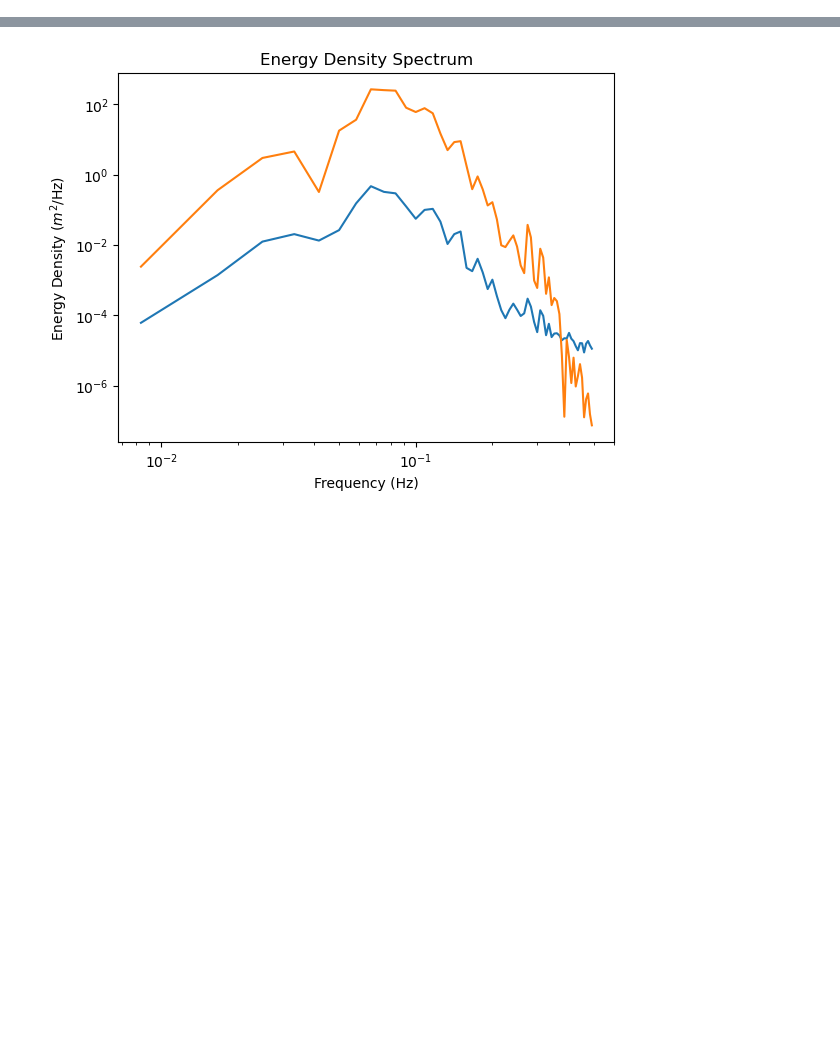
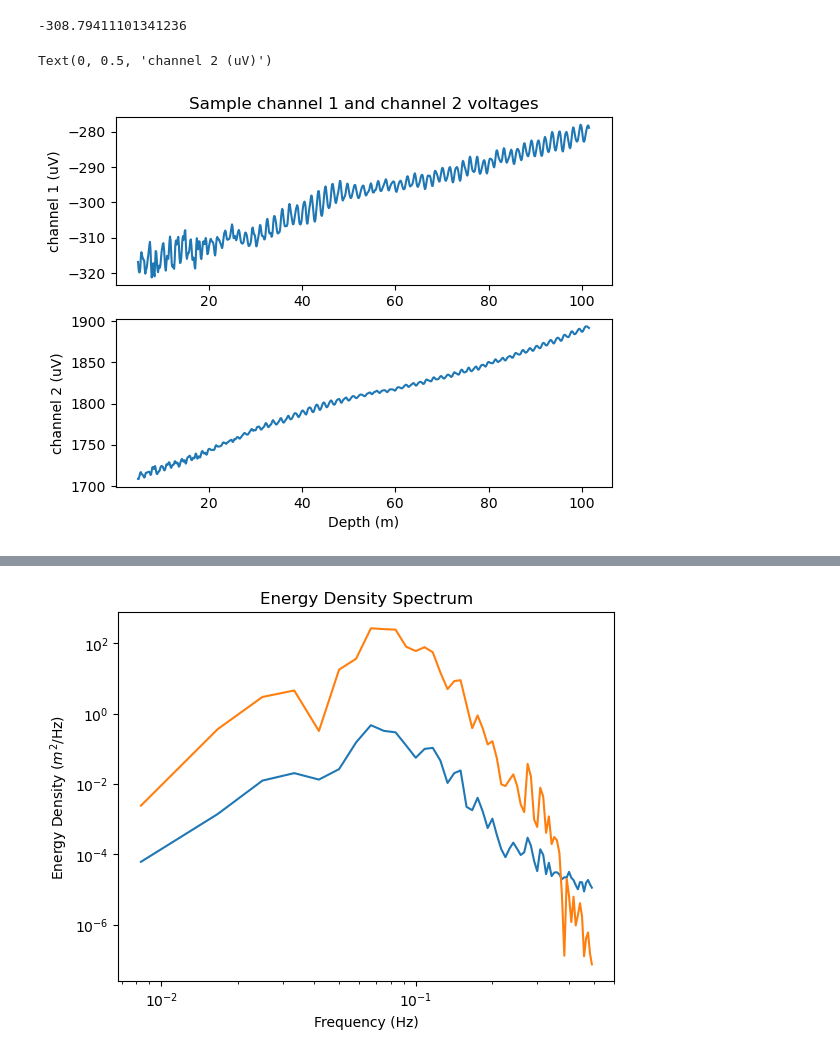
Before and after one commit to jjstadler/EMAPEX_WAVES, a Jupyter notebook: WaveProcessing/Flowchart_figures.ipynb, the cells around one changed output, grey strips where cells are left out. Cells and saved outputs as stored; diff of their text form; code cells hidden in the pictures; blank space fills up the shorter version.

```diff
--- a/WaveProcessing/Flowchart_figures.ipynb
+++ b/WaveProcessing/Flowchart_figures.ipynb
@@ -14,8 +14,8 @@ import datetime
 import pandas as pd
 import matplotlib.pyplot as plt
 #from wavesim1d import *
-from em_apex_processing import *
-from spectral_processing import *
+from src.em_apex_processing import *
+from src.spectral_processing import *
 import os
 import warnings
 
@@ -51,9 +51,14 @@ alpha1 = alpha2 - np.pi/2
 
 ### Load Files ###
 fname_base = "/Volumes/TFO-5TB-3/TFO/LCDRI/raw_data/"
-fname = "/Users/jamesstadler/Documents/UW/TFO/Data/LCDRI/test_efr/ema-6667i-0042-efr.mat"
-gpsfname = "/Users/jamesstadler/Documents/UW/TFO/Data/LCDRI/test_efr/ema-6667i-0042-gps.mat"
-ctdfname = "/Users/jamesstadler/Documents/UW/TFO/Data/LCDRI/test_efr/ema-6667i-0042-ctd.mat"
+#These 3 are hte good ones
+#fname = "/Users/jamesstadler/Documents/UW/TFO/Data/LCDRI/test_efr/ema-6667i-0042-efr.mat"
+#gpsfname = "/Users/jamesstadler/Documents/UW/TFO/Data/LCDRI/test_efr/ema-6667i-0042-gps.mat"
+#ctdfname = "/Users/jamesstadler/Documents/UW/TFO/Data/LCDRI/test_efr/ema-6667i-0042-ctd.mat"
+#This is a bad one
+fname = "/Users/jamesstadler/Documents/UW/TFO/Data/LCDRI/test_efr/ema-6667i-0022-efr.mat"
+gpsfname = "/Users/jamesstadler/Documents/UW/TFO/Data/LCDRI/test_efr/ema-6667i-0022-gps.mat"
+ctdfname = "/Users/jamesstadler/Documents/UW/TFO/Data/LCDRI/test_efr/ema-6667i-0022-ctd.mat"
 EFR = loadmat(fname)
 
 
@@ -101,7 +106,7 @@ HY = EFR["HY"][0, :];
 HX = EFR["HX"][0, :];
 
 #Do the 50s fits
-[e1offs,e2offs,e1fits,e2fits,anghxhy] = em_offset(Nfit,mlt_efr,nstep_off,navg_off,E1,E2,HX,HY);
+[e1offs,e2offs,e1fits,e2fits,anghxhy, resid] = em_offset(Nfit,mlt_efr,nstep_off,navg_off,E1,E2,HX,HY);
 
 #Get overall fi and calculate the residuals
 with warnings.catch_warnings():
@@ -131,9 +136,8 @@ with warnings.catch_warnings():
 E2_r=e2r*np.cos(avg_angs)+e1r*np.sin(avg_angs);
 E1_r=-e2r*np.sin(avg_angs)+e1r*np.cos(avg_angs);
 
-E_x = E1_r
-E_y = E2_r
-
+E_x = E1_r*np.cos(alpha1)-E2_r*np.sin(alpha1)
+E_y = E1_r*np.sin(alpha1)+E2_r*np.cos(alpha1)
 
 #Now take the spectra
 nblock = 120
@@ -143,6 +147,10 @@ fs = 1
 UUwindow, fwindow = make_vel_spectrum(u_x, fs)
 #len(E_x.shape)
 [u_y, z_y] = reshape_u(E_y, Pef, nblock, 60, fs)
+
+[u_x_temp, t_new] = reshape_u(E_x, mlt_efr, nblock, 60, fs)
+
+prof_speed = np.abs(z_x[:, 0]-z_x[:, -1])/np.abs(t_new[:, 0]-t_new[:, -1])
 
 VVwindow, fwindow = make_vel_spectrum(u_y, fs)
 
@@ -166,4 +174,4 @@ Eyy = VV[:,1:]/ (np.square((2*np.pi*fwindow[1:])))
 
 Eh = Exx+Eyy
 
-[Eh_Eric1, Eh_Eric2, Eh_Eric3, Eh_Eric4] = depth_correct_Eric(Eh, fwindow[1:], z_x, nblock, 10000, fs)
+[Eh_Eric1, Eh_Eric2, Eh_Eric3, Eh_Eric4] = depth_correct_Eric(Eh, fwindow[1:], z_x, prof_speed, nblock, 10000, fs)
@@ -195,2 +256,20 @@ f.savefig("/Users/jamesstadler/Documents/UW/TFO/Figures/1Hz_flowchart_figs/volta
+# %%
+np.min(E1[lbound:lbound+width])
+# %% [output]
+-308.79411101341236
+# %%
+#np.nanmean(E1) - np.std(E1)*2
+# Just plot channel voltages
+plt.subplot(211)
+plt.plot(Pef, E1)
+plt.ylabel("channel 1 (uV)")
+plt.title("Sample channel 1 and channel 2 voltages")
+plt.subplot(212)
+plt.plot(Pef, E2)
+plt.xlabel("Depth (m)")
+plt.ylabel("channel 2 (uV)")
+# %% [output]
+Text(0, 0.5, 'channel 2 (uV)')
+[figure, added]
 # %%
  #Now try highpass filtering the data
```
Also changed, not shown: parts of 34 cells of this notebook, 32 other files.
